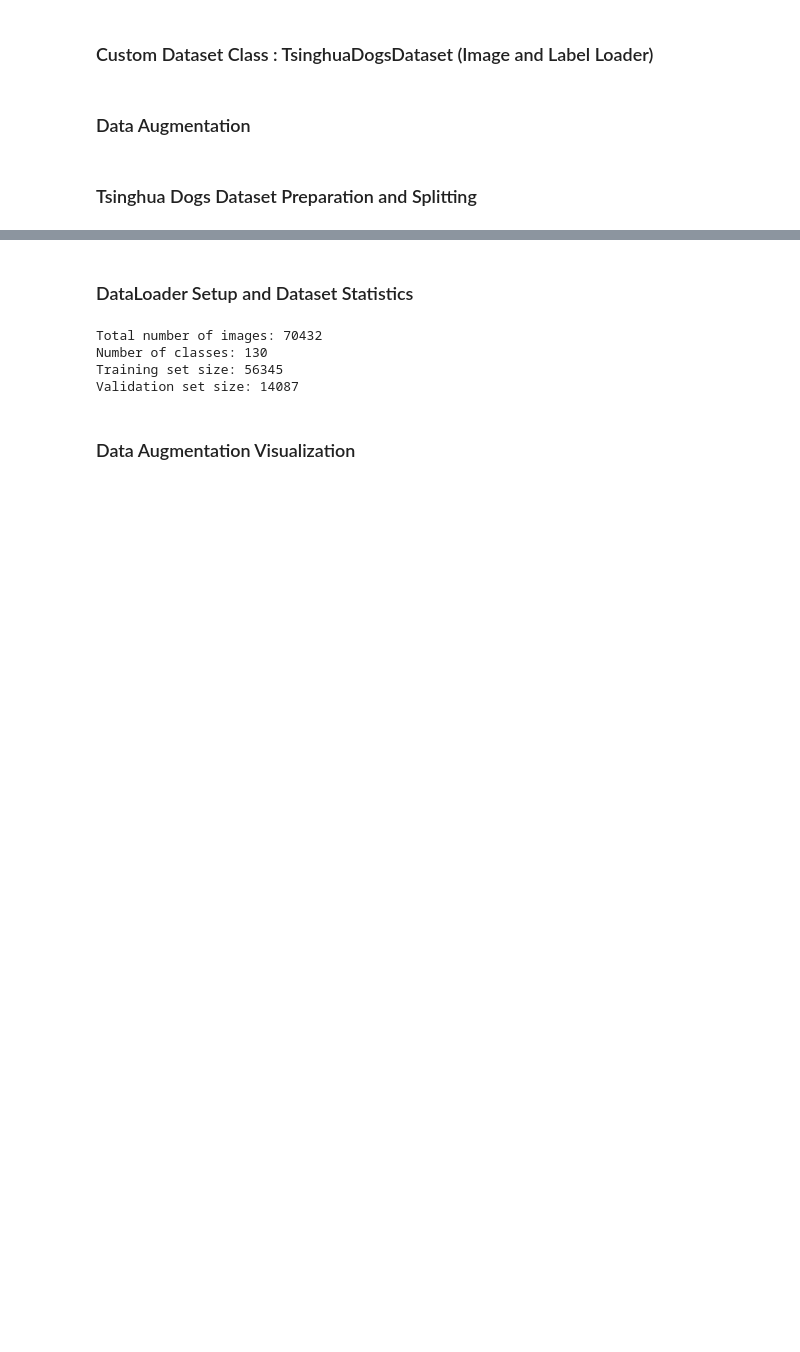
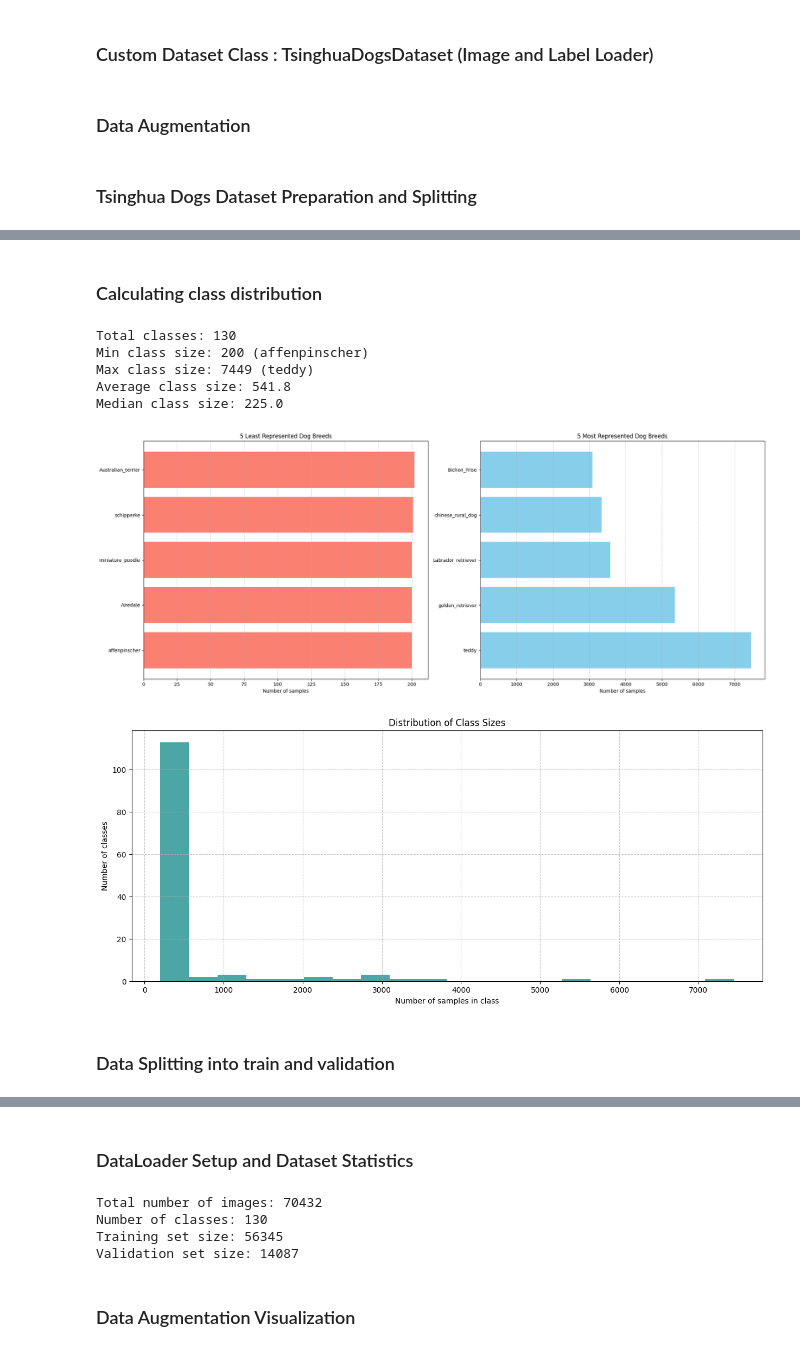
Before and after one commit to AayeshaNakarmi/Dog-Breed-Detection-Tsinghua-CNN, a Jupyter notebook: 22067189-aayeshanakarmi-cv-milestone2.ipynb, the cells around one changed output, grey strips where cells are left out. Cells and saved outputs as stored; diff of their text form; code cells hidden in the pictures; blank space fills up the shorter version.

Commit message:
Kaggle Notebook | 22067189_AayeshaNakarmi_CV_Milestone2 | class-imbalance-handling

```diff
--- a/22067189-aayeshanakarmi-cv-milestone2.ipynb
+++ b/22067189-aayeshanakarmi-cv-milestone2.ipynb
@@ -116,0 +142,69 @@ test_transform = transforms.Compose([
+# %% [markdown]
+### Calculating class distribution
+# %%
+def analyze_class_imbalance(dataset):
+    """Analyze and visualize class imbalance in the dataset"""
+    # Count samples per class
+    class_counts = {}
+    for label in dataset.labels:
+        if label in class_counts:
+            class_counts[label] += 1
+        else:
+            class_counts[label] = 1
+
+    # Convert to lists for plotting
+    classes = list(class_counts.keys())
+    counts = list(class_counts.values())
+    class_names = [dataset.classes[i] for i in classes]
+
+    # Create a DataFrame for easier handling
+    import pandas as pd
+    class_dist_df = pd.DataFrame({
+        'class_idx': classes,
+        'class_name': class_names,
+        'count': counts
+    })
+
+    # Sort by count
+    class_dist_df = class_dist_df.sort_values('count')
+
+    # Print summary statistics
+    print(f"Total classes: {len(class_dist_df)}")
+    print(f"Min class size: {class_dist_df['count'].min()} ({class_dist_df.iloc[0]['class_name']})")
+    print(f"Max class size: {class_dist_df['count'].max()} ({class_dist_df.iloc[-1]['class_name']})")
+    print(f"Average class size: {class_dist_df['count'].mean():.1f}")
+    print(f"Median class size: {class_dist_df['count'].median():.1f}")
+
+    # Plot top 5 and bottom 5 classes
+    plt.figure(figsize=(20, 8))
+
+    # Bottom 5 classes
+    plt.subplot(1, 2, 1)
+    bottom5 = class_dist_df.head(5)
+    plt.barh(bottom5['class_name'], bottom5['count'], color='salmon')
+    plt.xlabel('Number of samples')
+    plt.title('5 Least Represented Dog Breeds')
+    plt.grid(axis='x', linestyle='--', alpha=0.7)
+
+    # Top 5 classes
+    plt.subplot(1, 2, 2)
+    top5 = class_dist_df.tail(5).iloc[::-1]  # Reverse to show highest first
+    plt.barh(top5['class_name'], top5['count'], color='skyblue')
+    plt.xlabel('Number of samples')
+    plt.title('5 Most Represented Dog Breeds')
+    plt.grid(axis='x', linestyle='--', alpha=0.7)
+
+    plt.tight_layout()
+    plt.show()
+
+    return class_dist_df
+# Call the analysis function
+class_distribution = analyze_class_imbalance(full_dataset)
+# %% [output]
+Total classes: 130
+Min class size: 200 (affenpinscher)
+Max class size: 7449 (teddy)
+Average class size: 541.8
+Median class size: 225.0
+[figure, added]
+[figure, added]
@@ -117 +309,3 @@ test_transform = transforms.Compose([
+# %% [markdown]
+###  Data Splitting into train and validation
 # %%
```
Also changed, not shown: parts of 11 cells of this notebook.
